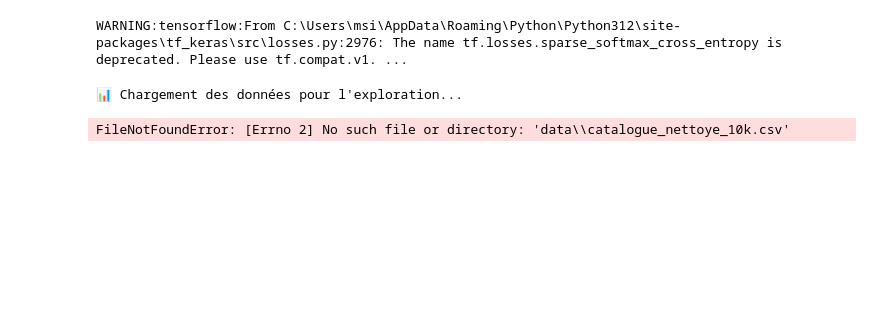
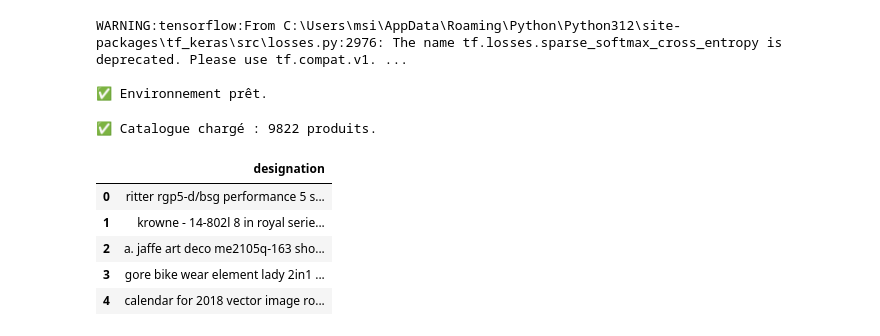
Before and after one commit to zeinebgh31/MlopsProject, a Jupyter notebook: notebooks/exploiration.ipynb, the cells around one changed output. Saved outputs shown, nothing was run; the diff lists cells and outputs as text; code cells hidden in the pictures; blank space fills up the shorter version.

```diff
--- a/notebooks/exploiration.ipynb
+++ b/notebooks/exploiration.ipynb
@@ -1,17 +1,36 @@
 # %%
 import pandas as pd
+import numpy as np
 import matplotlib.pyplot as plt
 import seaborn as sns
+import os
 from wordcloud import WordCloud
 from sklearn.manifold import TSNE
 from sentence_transformers import SentenceTransformer
-import numpy as np
+
+# Création du dossier evaluation s'il n'existe pas
+os.makedirs('evaluation', exist_ok=True)
+
+# Configuration du style des graphiques
+sns.set_theme(style="whitegrid")
+plt.rcParams['figure.figsize'] = (12, 6)
+print("✅ Environnement prêt.")
 # %% [output]
 WARNING:tensorflow:From C:\Users\msi\AppData\Roaming\Python\Python312\site-packages\tf_keras\src\losses.py:2976: The name tf.losses.sparse_softmax_cross_entropy is deprecated. Please use tf.compat.v1. ...
+
+✅ Environnement prêt.
 # %%
-print("📊 Chargement des données pour l'exploration...")
-df = pd.read_csv('../data/catalogue_nettoye_10k.csv')
-titles = df['designation'].astype(str)
+try:
+    df = pd.read_csv('../data/catalogue_nettoye_10k.csv')
+    print(f"✅ Catalogue chargé : {len(df)} produits.")
+    display(df.head())
+except FileNotFoundError:
+    print("❌ Erreur : Le fichier CSV est introuvable. Vérifiez le chemin 'data/catalogue_nettoye_10k.csv'")
 # %% [output]
-📊 Chargement des données pour l'exploration...
+✅ Catalogue chargé : 9822 produits.
-FileNotFoundError: [Errno 2] No such file or directory: 'data\\catalogue_nettoye_10k.csv'
+|  | designation |
+| 0 | ritter rgp5-d/bsg performance 5 s... |
+| 1 | krowne - 14-802l 8 in royal serie... |
+| 2 | a. jaffe art deco me2105q-163 sho... |
+| 3 | gore bike wear element lady 2in1 ... |
+| 4 | calendar for 2018 vector image ro... |
```
Also changed, not shown: parts of 4 cells of this notebook.
